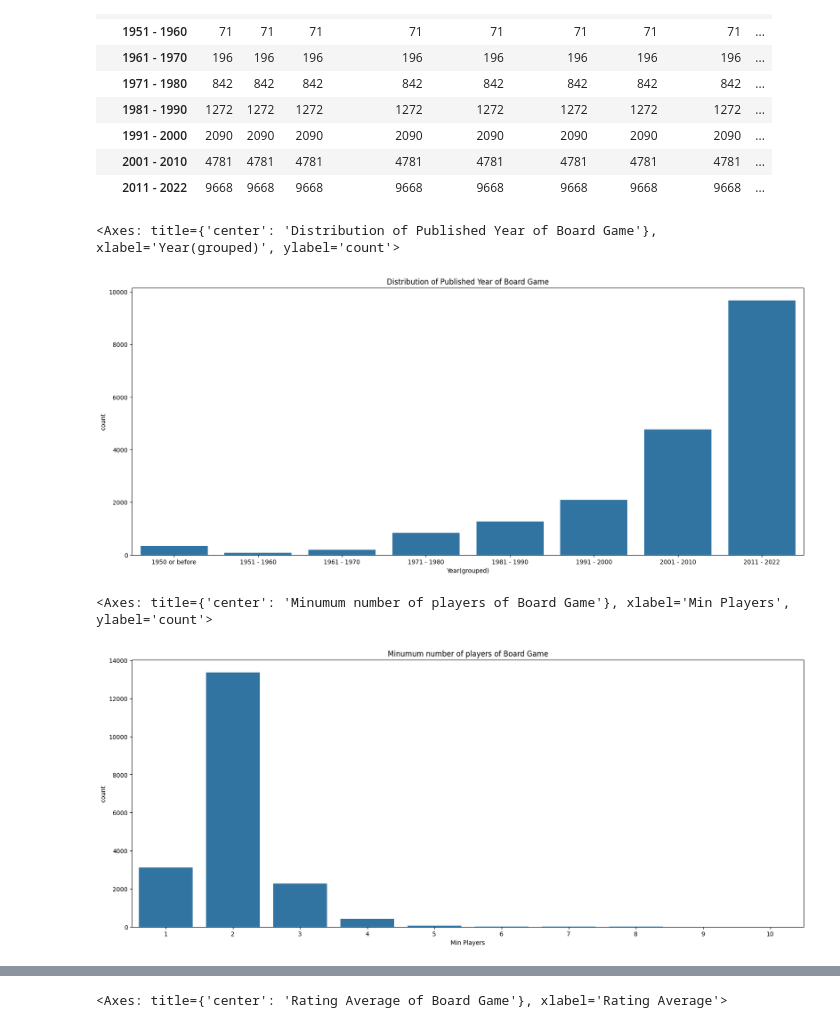
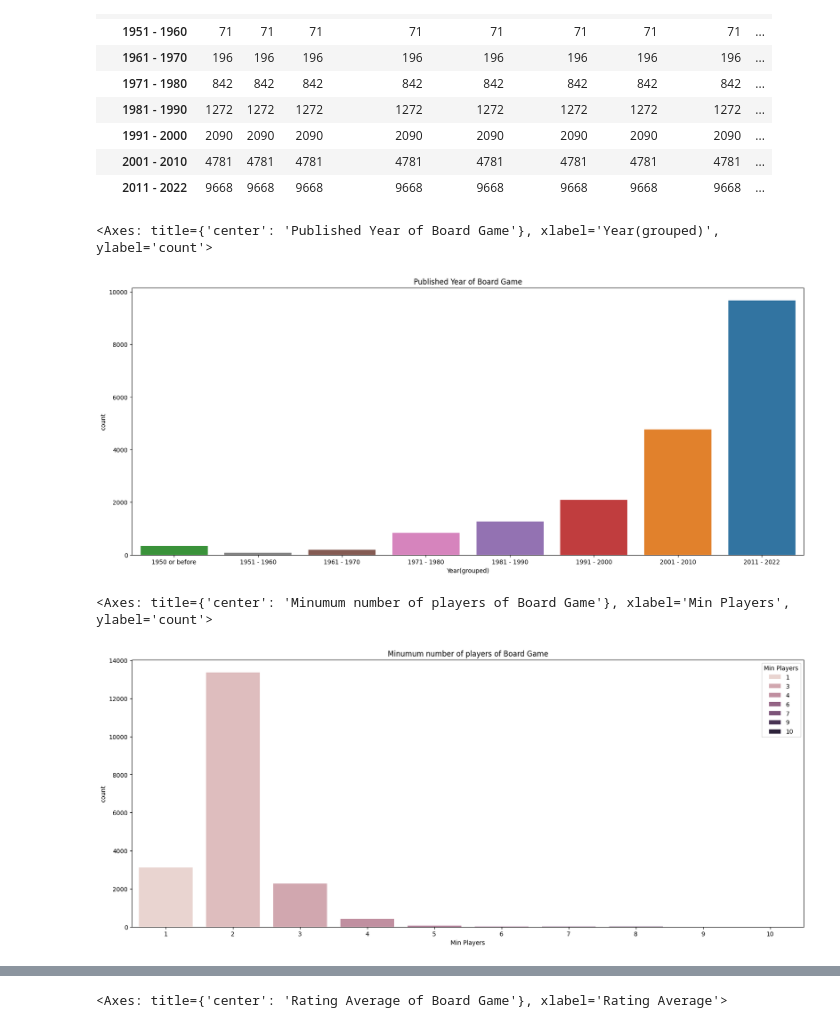
Before and after one commit to DovWong/EDA-PRoject, a Jupyter notebook: Start.ipynb, the cells around one changed output, grey strips where cells are left out. Cells and saved outputs as stored; diff of their text form; code cells hidden in the pictures.

```diff
--- a/Start.ipynb
+++ b/Start.ipynb
@@ -378,20 +381,20 @@ df2.groupby("Year(grouped)").count().head(10)
 year_grouped_list = sorted(list(set(df2["Year(grouped)"].sort_values())))
 
 plt.figure(figsize=(20,8))
-plt.title("Distribution of Published Year of Board Game")
-sns.countplot(x = "Year(grouped)", data = df2, order = year_grouped_list)
+plt.title("Published Year of Board Game")
+sns.countplot(x = "Year(grouped)", data = df2, hue = "Year(grouped)", order = year_grouped_list)
 # %% [output]
-<Axes: title={'center': 'Distribution of Published Year of Board Game'}, xlabel='Year(grouped)', ylabel='count'>
+<Axes: title={'center': 'Published Year of Board Game'}, xlabel='Year(grouped)', ylabel='count'>
-[figure, old version]
+[figure, new version]
 # %%
 min_player_list = sorted(list(set(df2["Min Players"].sort_values())))
 
 plt.figure(figsize=(20,8))
 plt.title("Minumum number of players of Board Game")
-sns.countplot(x = "Min Players", data = df2, order = min_player_list)
+sns.countplot(x = "Min Players", data = df2, hue = "Min Players", order = min_player_list)
 # %% [output]
 <Axes: title={'center': 'Minumum number of players of Board Game'}, xlabel='Min Players', ylabel='count'>
-[figure, old version]
+[figure, new version]
 # %%
 df2["Min Players(grouped)"] = 0
 for i in range(0, df2["Min Players"].count()):
```
Also changed, not shown: parts of 28 cells of this notebook, 2 other files.
